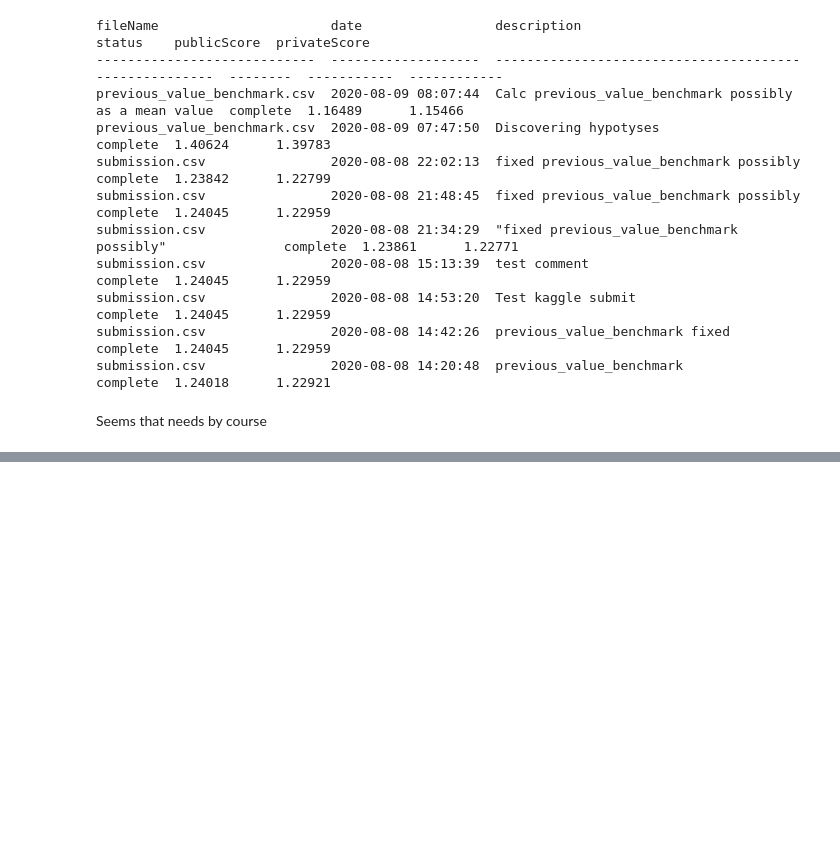
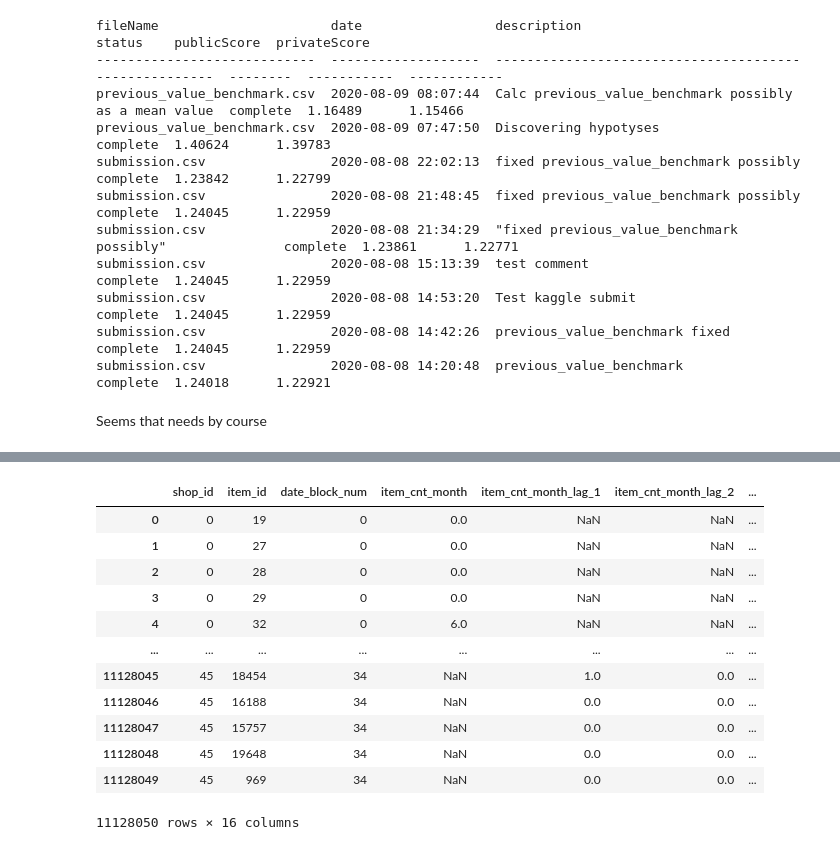
Before and after one commit to ddmitry80/coursera_how_to_win_kaggle, a Jupyter notebook: Final_project/Coursera_Kaggle_Project.ipynb, the cells around one changed output, grey strips where cells are left out. Saved outputs shown, nothing was run; the diff lists cells and outputs as text; code cells hidden in the pictures; blank space fills up the shorter version.

Commit message:
Add mdata array and some lagged features

```diff
--- a/Final_project/Coursera_Kaggle_Project.ipynb
+++ b/Final_project/Coursera_Kaggle_Project.ipynb
@@ -146,0 +162,8 @@ Wall time: 10.2 s
+# %%
+# Preparing test data to combine with train data
+test['date_block_num'] = 34
+test['date_block_num'] = test['date_block_num'].astype(np.int8)
+test['shop_id'] = test['shop_id'].astype(np.int8)
+test['item_id'] = test['item_id'].astype(np.int16)
+
+test
@@ -212,0 +344,3 @@ Seems that needs by course
+# %%
+mdata = pd.concat([all_data, test], keys=['shop_id', 'item_id'], ignore_index=True)
+mdata
@@ -212,0 +361,25 @@ Seems that needs by course
+# %%
+def lag_feature(df, lags, col):
+    tmp = df[['date_block_num','shop_id','item_id',col]]
+    for i in lags:
+        shifted = tmp.copy()
+        shifted.columns = ['date_block_num','shop_id','item_id', col+'_lag_'+str(i)]
+        shifted['date_block_num'] += i
+        df = pd.merge(df, shifted, on=['date_block_num','shop_id','item_id'], how='left')
+    return df
+# %%
+lag_feature(mdata, [1, 2, 3, 4, 5, 6, 7, 8, 9, 10, 11, 12], 'item_cnt_month')
+# %% [output]
+|  | shop_id | item_id | date_block_num | item_cnt_month | item_cnt_month_lag_1 | item_cnt_month_lag_2 | ... |
+| 0 | 0 | 19 | 0 | 0.0 | NaN | NaN | ... |
+| 1 | 0 | 27 | 0 | 0.0 | NaN | NaN | ... |
+| 2 | 0 | 28 | 0 | 0.0 | NaN | NaN | ... |
+| 3 | 0 | 29 | 0 | 0.0 | NaN | NaN | ... |
+| 4 | 0 | 32 | 0 | 6.0 | NaN | NaN | ... |
+| ... | ... | ... | ... | ... | ... | ... | ... |
+| 11128045 | 45 | 18454 | 34 | NaN | 1.0 | 0.0 | ... |
+| 11128046 | 45 | 16188 | 34 | NaN | 0.0 | 0.0 | ... |
+| 11128047 | 45 | 15757 | 34 | NaN | 0.0 | 0.0 | ... |
+| 11128048 | 45 | 19648 | 34 | NaN | 0.0 | 0.0 | ... |
+| 11128049 | 45 | 969 | 34 | NaN | 0.0 | 0.0 | ... |
+11128050 rows × 16 columns
```
Also changed, not shown: parts of 19 cells of this notebook.
